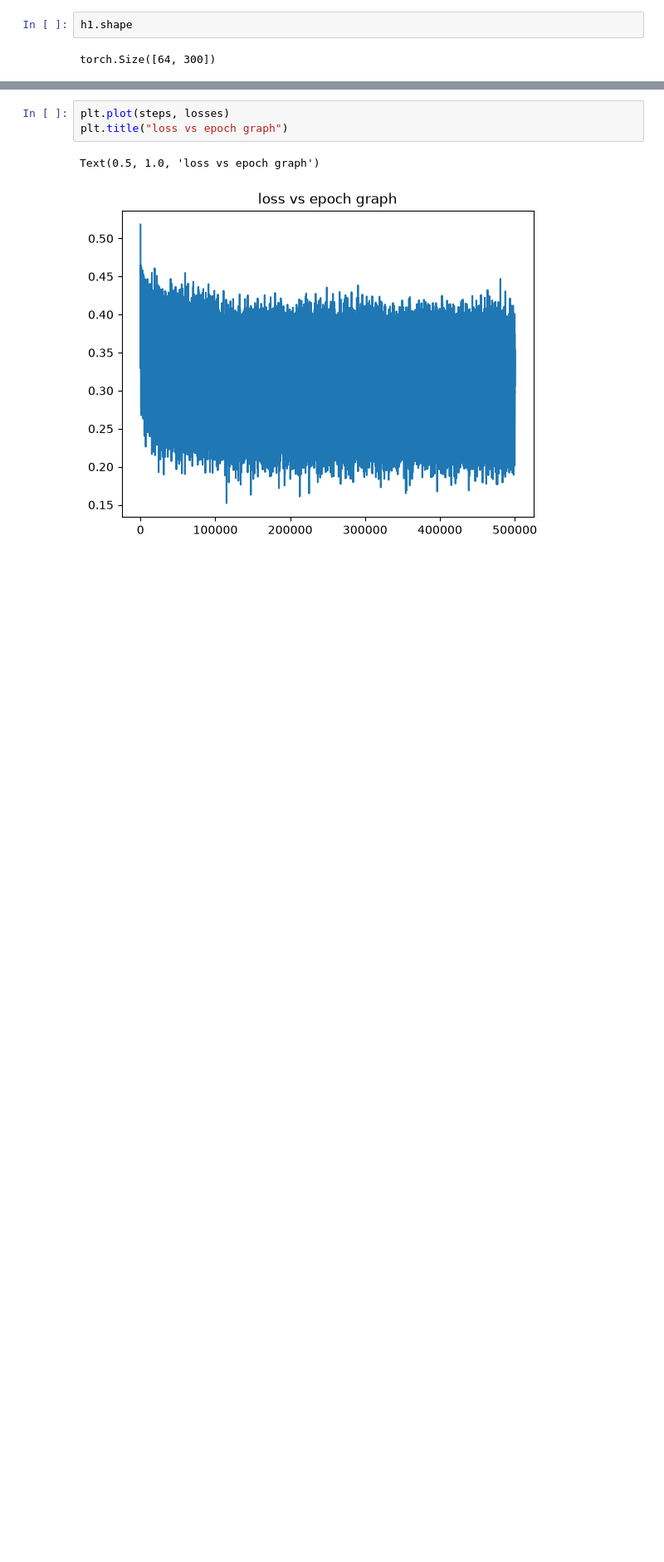
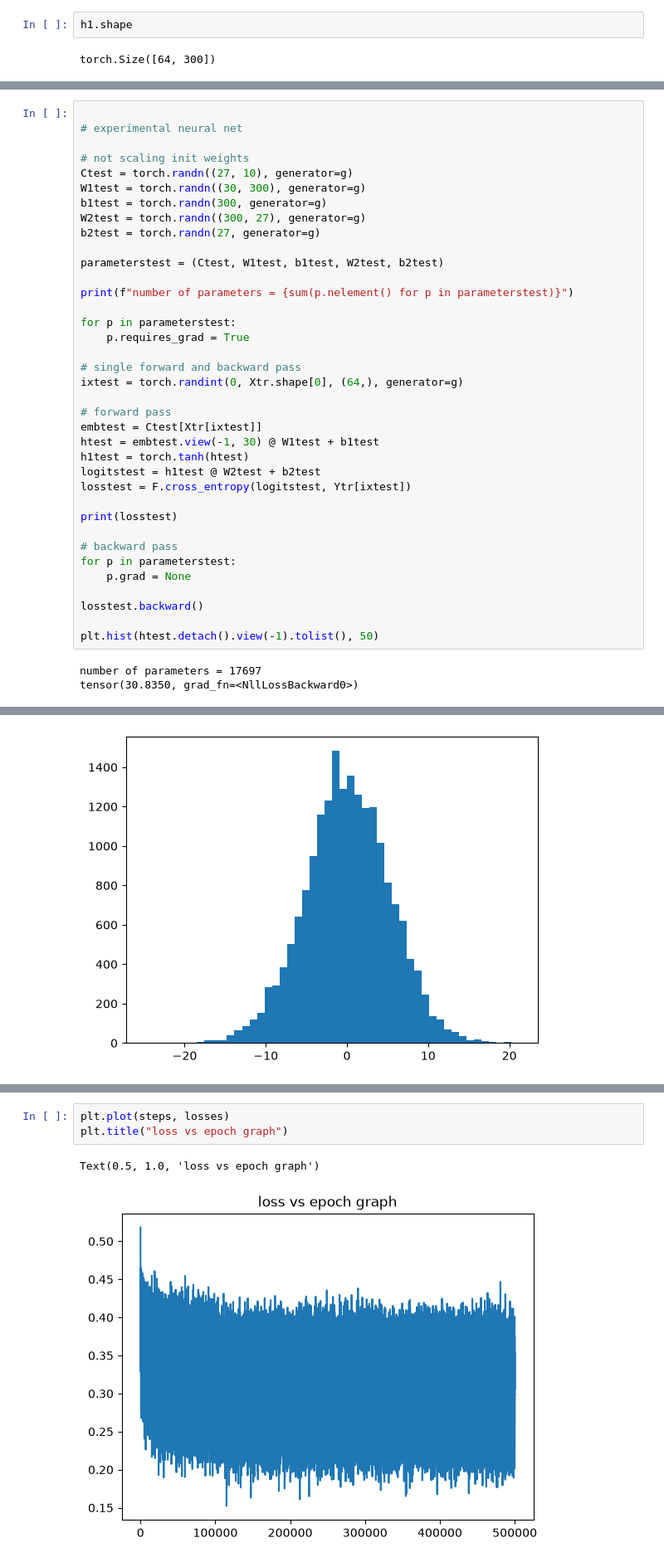
Before and after one commit to 1ens0r/picomake, a Jupyter notebook: activations_gradients.ipynb, the cells around one changed output, grey strips where cells are left out. Shown at 83% size. Drawn from its saved outputs; the diff is of its cells as text; blank space fills up the shorter version.

```diff
--- a/activations_gradients.ipynb
+++ b/activations_gradients.ipynb
@@ -240,0 +238,40 @@ torch.Size([64, 300])
+# %%
+
+# experimental neural net
+
+# not scaling init weights
+Ctest = torch.randn((27, 10), generator=g)
+W1test = torch.randn((30, 300), generator=g)
+b1test = torch.randn(300, generator=g)
+W2test = torch.randn((300, 27), generator=g)
+b2test = torch.randn(27, generator=g)
+
+parameterstest = (Ctest, W1test, b1test, W2test, b2test)
+
+print(f"number of parameters = {sum(p.nelement() for p in parameterstest)}")
+
+for p in parameterstest:
+    p.requires_grad = True
+
+# single forward and backward pass
+ixtest = torch.randint(0, Xtr.shape[0], (64,), generator=g)
+
+# forward pass
+embtest = Ctest[Xtr[ixtest]]
+htest = embtest.view(-1, 30) @ W1test + b1test
+h1test = torch.tanh(htest)
+logitstest = h1test @ W2test + b2test
+losstest = F.cross_entropy(logitstest, Ytr[ixtest])
+
+print(losstest)
+
+# backward pass
+for p in parameterstest:
+    p.grad = None
+
+losstest.backward()
+
+plt.hist(htest.detach().view(-1).tolist(), 50)
+# %% [output]
+number of parameters = 17697
+tensor(30.8350, grad_fn=<NllLossBackward0>)
@@ -240,0 +295 @@ torch.Size([64, 300])
+[figure, added]
```
Also changed, not shown: parts of 7 cells of this notebook.
